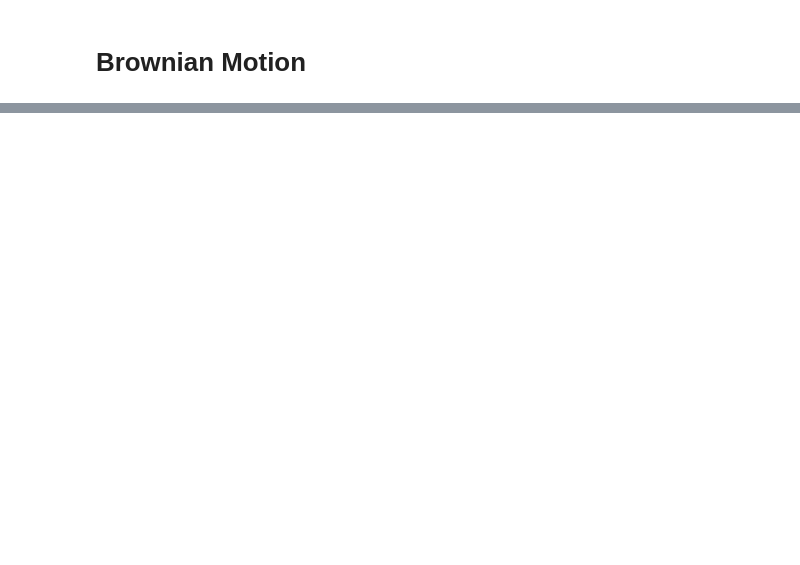
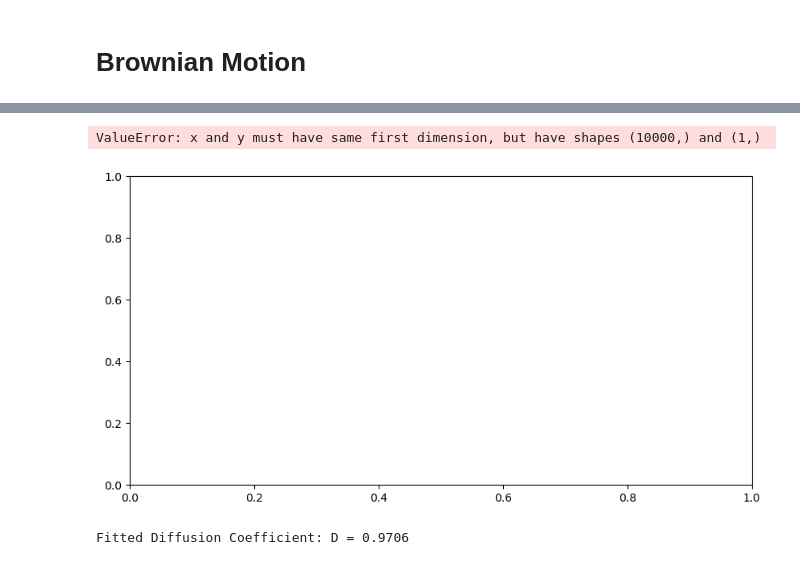
Before and after one commit to yhonyar/Brownian-Motion, a Jupyter notebook: Brownian-Motion.ipynb, the cells around one changed output, grey strips where cells are left out. Saved outputs shown, nothing was run; the diff lists cells and outputs as text; code cells hidden in the pictures; blank space fills up the shorter version.

```diff
--- a/Brownian-Motion.ipynb
+++ b/Brownian-Motion.ipynb
@@ -26,0 +57,8 @@ main()
+# %%
+# Define the MSD fitting function (MSD = 2*D*t)
+def msd_function(t, D):
+    return D * t
+
+# Fit the MSD to find the diffusion coefficient
+params, covariance = curve_fit(msd_function, time, msd)
+D = params[0]
@@ -26,0 +77,18 @@ main()
+# %%
+# Plot the MSD and the fitted curve
+plt.figure(figsize=(10, 5))
+plt.plot(time, msd, label='MSD (simulated)', marker='o')
+plt.plot(time, msd_function(time, D), label=f'Fitted MSD (Dt), D={D:.4f}', color='red')
+plt.xlabel('Time')
+plt.ylabel('Mean Square Displacement')
+plt.title('Mean Square Displacement of 1D Brownian Motion')
+plt.legend()
+plt.grid()
+plt.show()
+# %% [output]
+ValueError: x and y must have same first dimension, but have shapes (10000,) and (1,)
+[figure, added]
+# %%
+print(f"Fitted Diffusion Coefficient: D = {D:.4f}")
+# %% [output]
+Fitted Diffusion Coefficient: D = 0.9706
```
Also changed, not shown: parts of 6 cells of this notebook.
